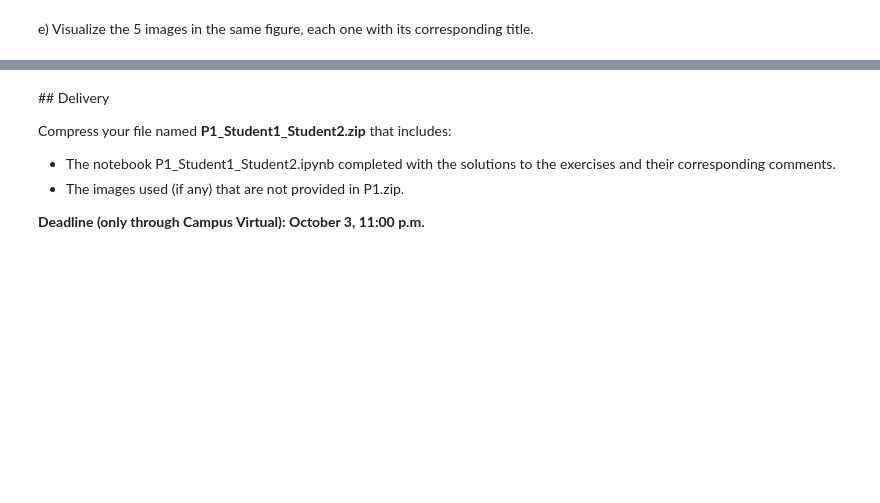
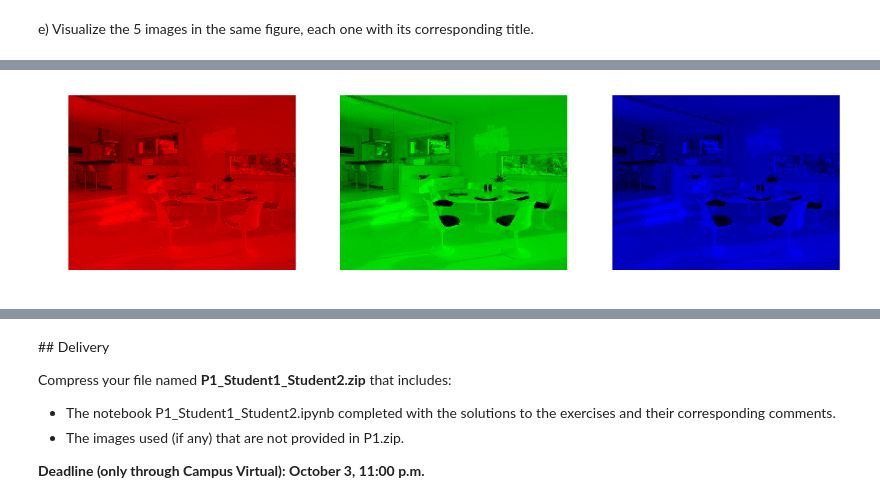
Before and after one commit to thefogui/Practica1VA, a Jupyter notebook: p1.ipynb, the cells around one changed output, grey strips where cells are left out. Cells and saved outputs as stored; diff of their text form; code cells hidden in the pictures; blank space fills up the shorter version.

```diff
--- a/p1.ipynb
+++ b/p1.ipynb
@@ -171,6 +190,16 @@ c) Read and visualize the image `sillas.jpg` (see figure top). Extract its three
 <img src="images_notebook/ex17c.png">
 
 <img src="images_notebook/ex17c2.png">
+# %%
+sillas = io.imread('images/sillas.jpg')
+fig, axs = plt.subplots(nrows=1, ncols=3, figsize=(15, 5))
+for c, ax in zip(range(3), axs):
+    tmp_im = np.zeros(sillas.shape, dtype="uint8")
+    tgreensillas[:,:,0] = 0greensillas[:,:,0] = 0
+    ax.imshow(tmp_im)
+    ax.set_axis_off()
+# %% [output]
+[figure, added]
 # %% [markdown]
 d) Construct and visualize a new image in which the red color of the chairs is changed to blue (see figure).
 <img src="images_notebook/ex17c3.png">
```
Also changed, not shown: parts of 5 cells of this notebook.
